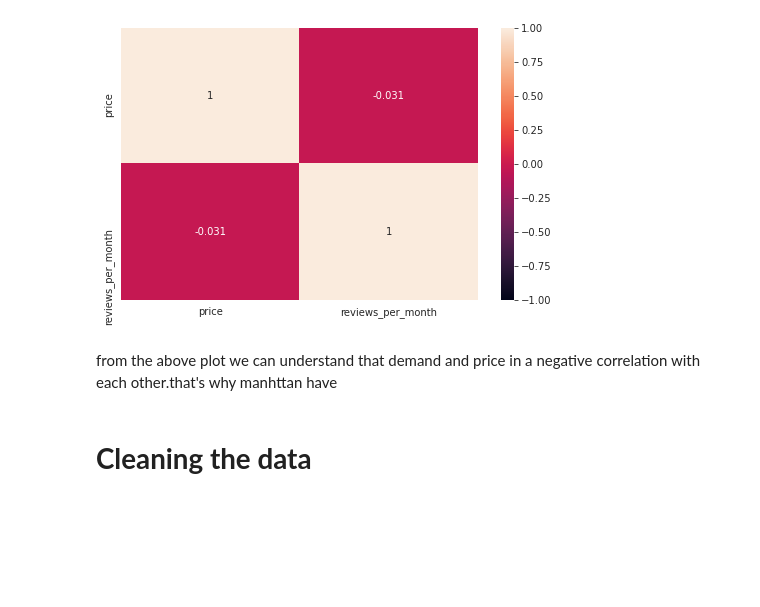
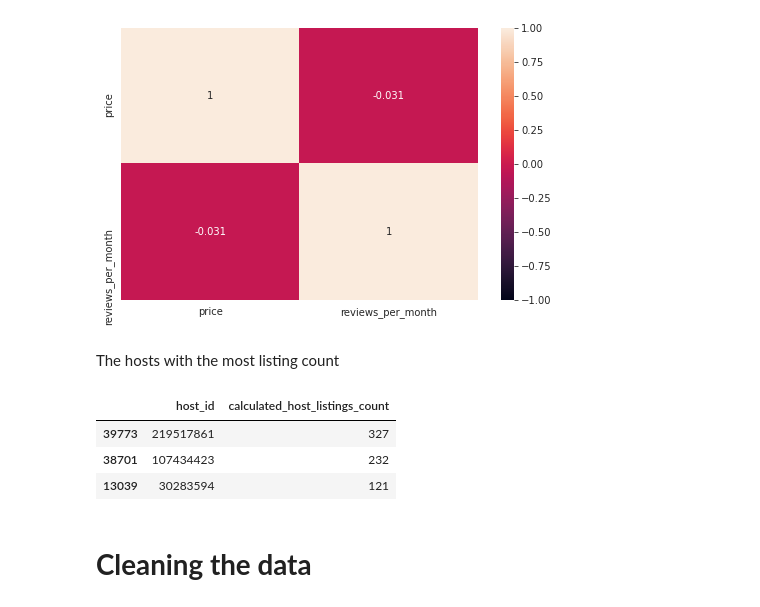
Before and after one commit to Creatrohit9/AIRBNB-PROJECT-1-CAPSTON, a Jupyter notebook: MD1WK4ROHIT_Airbnb_Bookings_Analysis_Capstone_Project.ipynb, the cells around one changed output. Drawn from its saved outputs; the diff is of its cells as text; code cells hidden in the pictures; blank space fills up the shorter version.

```diff
--- a/MD1WK4ROHIT_Airbnb_Bookings_Analysis_Capstone_Project.ipynb
+++ b/MD1WK4ROHIT_Airbnb_Bookings_Analysis_Capstone_Project.ipynb
@@ -295,8 +297,19 @@ sns.heatmap(price_per_review.corr(),vmin=-1,annot=True)
 # %% [output]
 <matplotlib.axes._subplots.AxesSubplot at 0x...>
 [figure]
-# %% [markdown]
-from the above plot we can understand that demand and price in a negative correlation with each other.that's why manhttan have
+# %% [markdown]
+The hosts with the most listing count
+# %%
+host_with_most=airbnb_df[['host_id','calculated_host_listings_count']]
+sorted_host_with_most=host_with_most.sort_values('calculated_host_listings_count',ascending=False)
+first_three_top=sorted_host_with_most.drop_duplicates(subset=['host_id','calculated_host_listings_count'],keep='first')
+final_data=first_three_top[0:3]
+final_data
+# %% [output]
+|  | host_id | calculated_host_listings_count |
+| 39773 | 219517861 | 327 |
+| 38701 | 107434423 | 232 |
+| 13039 | 30283594 | 121 |
 # %% [markdown]
 # **Cleaning the data**
 # %%
```
Also changed, not shown: parts of 1 cell of this notebook.
